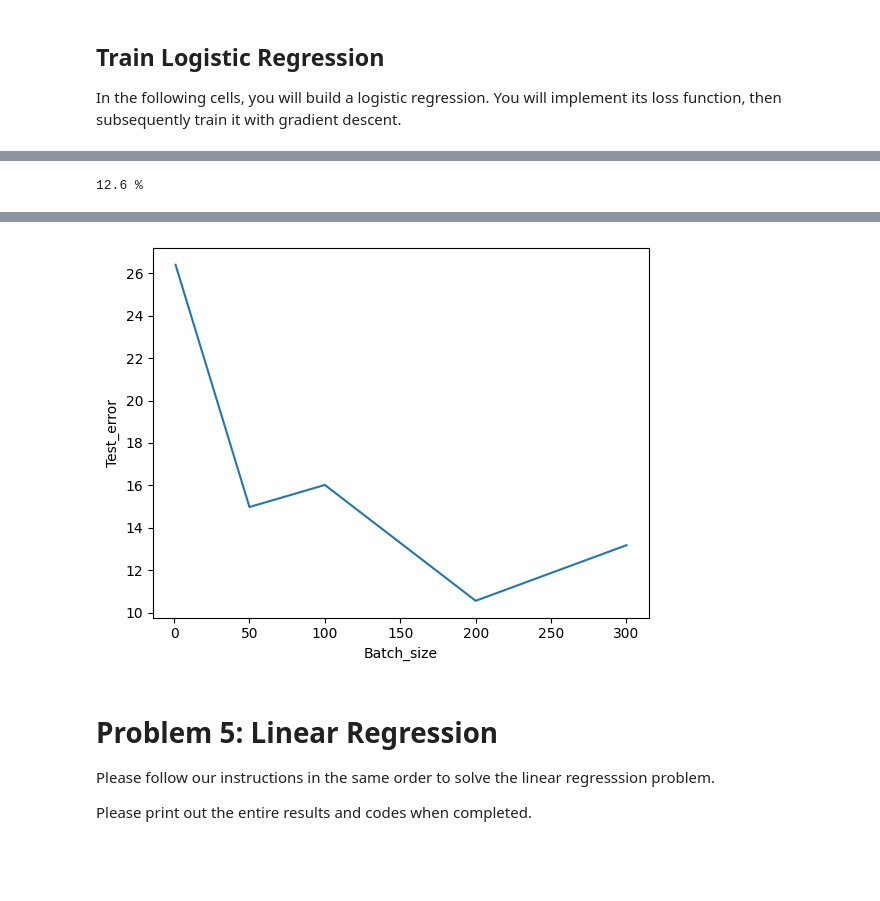
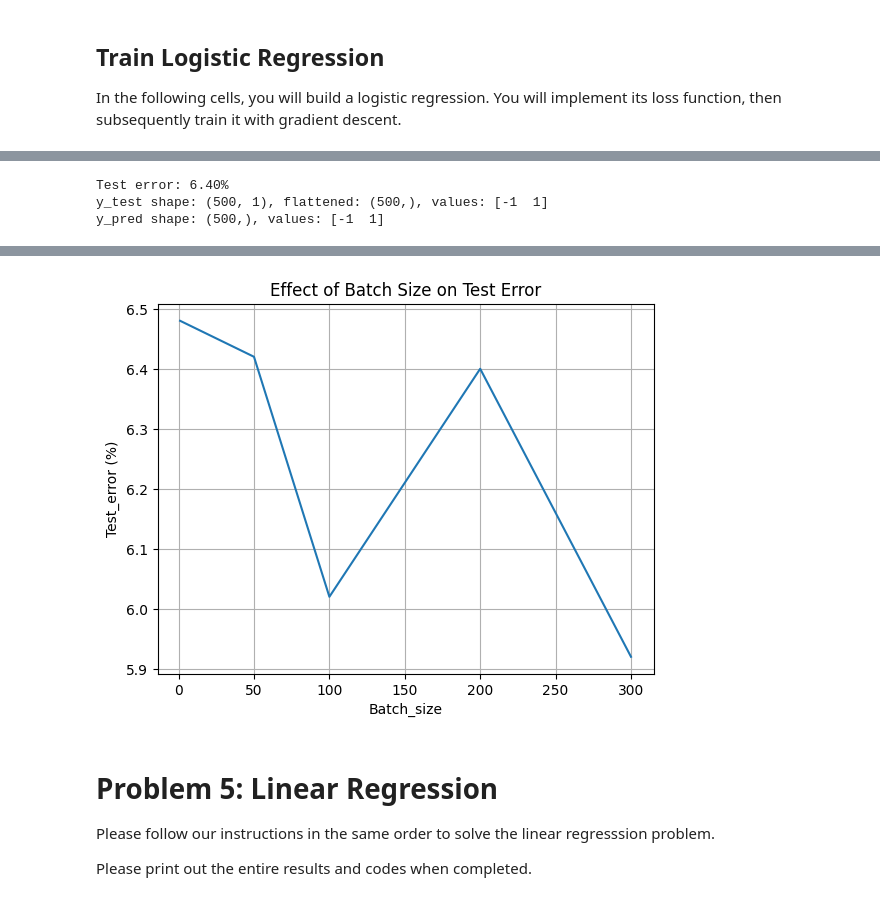
Before and after one commit to Kevinzzz6/hw1a, a Jupyter notebook: Notebook.ipynb, the cells around one changed output, grey strips where cells are left out. Drawn from its saved outputs; the diff is of its cells as text; code cells hidden in the pictures; blank space fills up the shorter version.

```diff
--- a/Notebook.ipynb
+++ b/Notebook.ipynb
@@ -203,21 +149,31 @@ Final loss 0.6527206682479801
 # PART (h)
 # Complete predict function in Logisitc.py file and compute the percentage of mis-classified points
 y_pred = logistic.predict(X_test)
-test_err = np.sum((y_test!=y_pred))*100/X_test.shape[0]
-print(test_err,'%')
+# Flatten y_test to match y_pred's shape for proper comparison
+y_test_flat = y_test.flatten()
+test_err = np.mean(y_test_flat != y_pred) * 100  # Calculate percentage using mean
+print(f"Test error: {test_err:.2f}%")
+print(f"y_test shape: {y_test.shape}, flattened: {y_test_flat.shape}, values: {np.unique(y_test)}")
+print(f"y_pred shape: {y_pred.shape}, values: {np.unique(y_pred)}")
 # %% [output]
-12.6 %
+Test error: 6.40%
+y_test shape: (500, 1), flattened: (500,), values: [-1  1]
+y_pred shape: (500,), values: [-1  1]
 # %%
 ## PART (i):
-Batch = [1, 50 , 100, 200, 300]
-test_err = np.zeros((len(Batch),1))
+Batch = [1, 50, 100, 200, 300]
+test_err = np.zeros((len(Batch), 1))
 # ================================================================ #
 # YOUR CODE HERE:
-# Train the Logistic regression for different batch size. Avergae the test error over 10 times
+# Train the Logistic regression for different batch size. Average the test error over 10 times
 # ================================================================ #
 num_runs = 10
 eta = 1e-5
-num_epochs = 6000
+num_iters = 5000
+
+# Ensure y values are properly formatted
+y_train_formatted = y_train.flatten() if hasattr(y_train, 'flatten') else y_train
+y_test_formatted = y_test.flatten() if hasattr(y_test, 'flatten') else y_test
 
 for b_idx, batch_size in enumerate(Batch):
     batch_errors = []
@@ -228,12 +184,11 @@ for b_idx, batch_size in enumerate(Batch):
         logistic = Logistic(d=X_train.shape[1], reg_param=0)
 
         # Train with the current batch size
-        num_iters = int(num_epochs / batch_size)  # Adjust number of iterations based on batch size
-        loss_history, w = logistic.train_LR(X_train, y_train, eta=eta, batch_size=batch_size, num_iters=num_iters)
+        loss_history, w = logistic.train_LR(X_train, y_train_formatted, eta=eta, batch_size=batch_size, num_iters=num_iters)
 
-        # Compute test error
+        # Compute test error (percentage of misclassified points)
         y_pred = logistic.predict(X_test)
-        error = np.sum((y_test != y_pred)) * 100 / X_test.shape[0]
+        error = np.mean(y_pred != y_test_formatted) * 100  # Convert to percentage
         batch_errors.append(error)
 
     # Average the errors for this batch size
@@ -269,4 +224,4 @@ Batch size 300: Average test error = 13.18%
-[figure, old version]
+[figure, new version]
 # %% [markdown]
 # Problem 5: Linear Regression
 Please follow our instructions in the same order to solve the linear regresssion problem.
```
Also changed, not shown: parts of 7 cells of this notebook, 11 other files.
